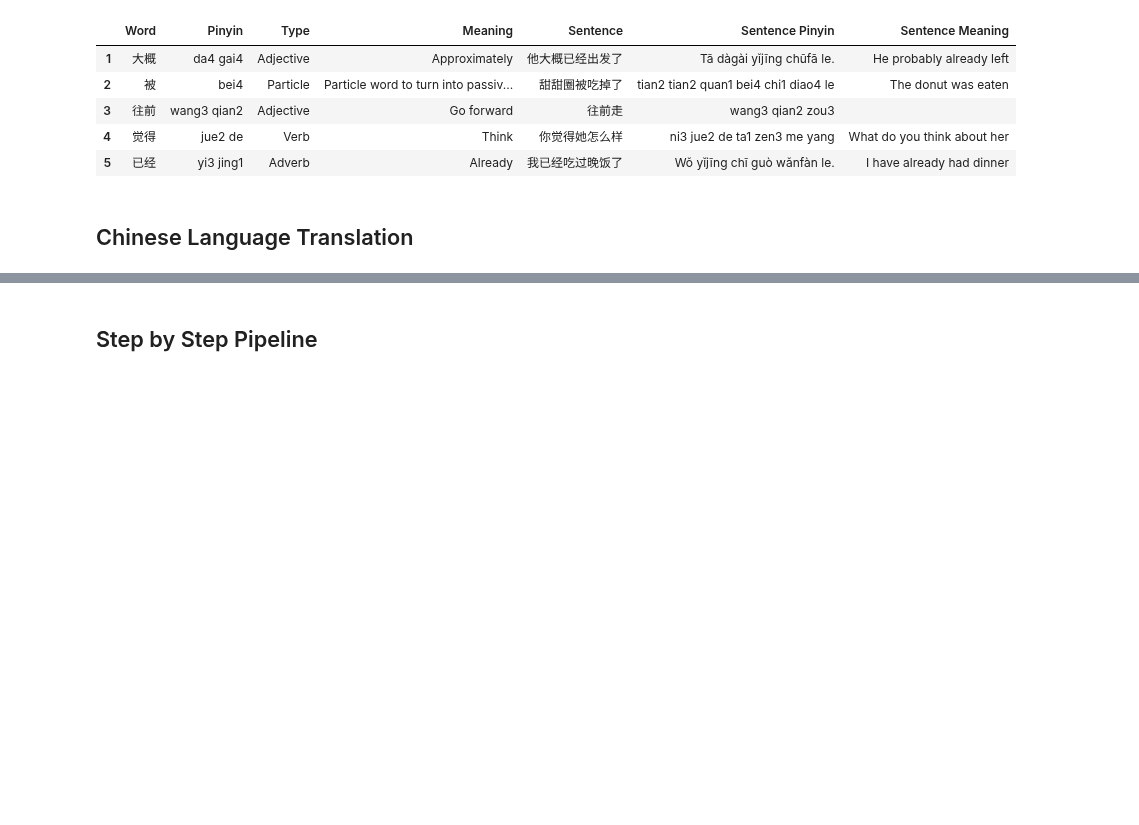
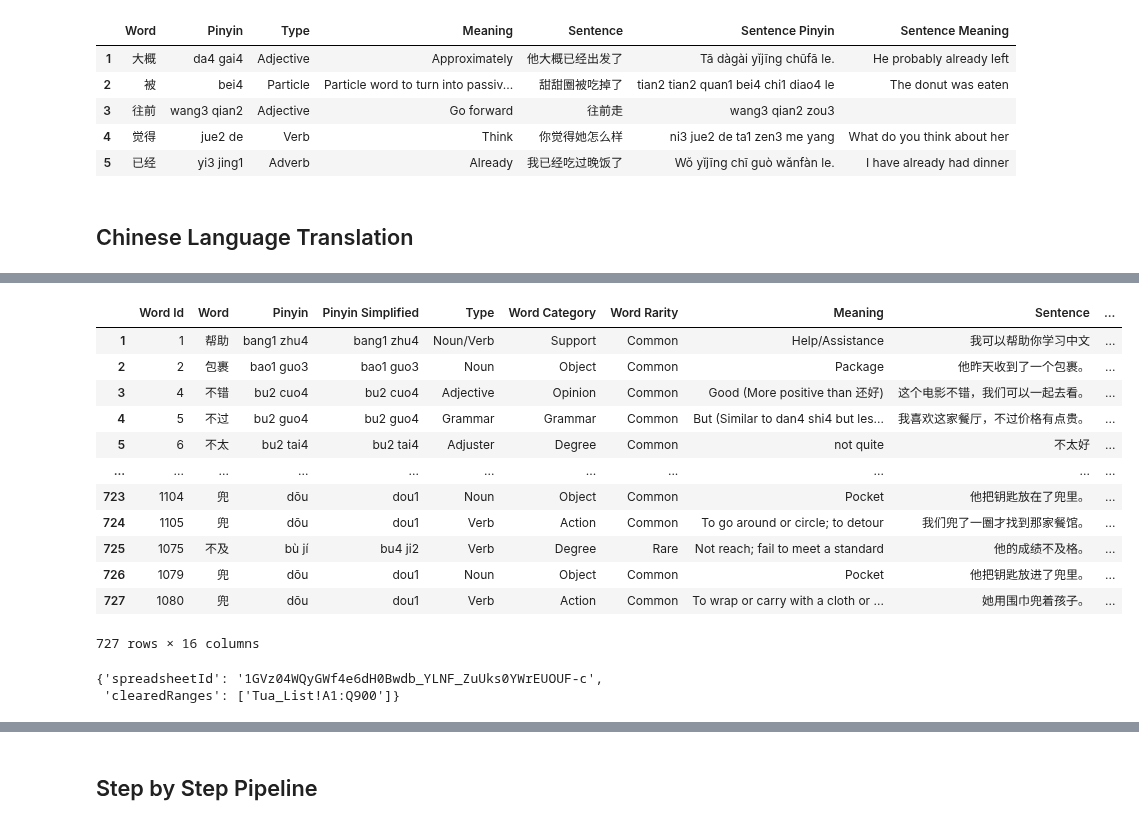
Before and after one commit to tuawong/GPT4LanguageLearning, a Jupyter notebook: GPT_ChineseWords.ipynb, the cells around one changed output, grey strips where cells are left out. Cells and saved outputs as stored; diff of their text form; code cells hidden in the pictures; blank space fills up the shorter version.

```diff
--- a/GPT_ChineseWords.ipynb
+++ b/GPT_ChineseWords.ipynb
@@ -84,0 +88,2 @@ run_translation_pipeline(
+# %%
+translator_pipe.run_translation_pipeline(word_list=word_list, temp=0.7, overwrite_mode=True)
@@ -84,0 +191,17 @@ run_translation_pipeline(
+# %%
+chinese_dict2 = load_dict(gsheet_mode=gsheet_mode, gsheet_name=gsheet_name, worksheet_name=worksheet_name)
+chinese_dict2
+# %% [output]
+|  | Word Id | Word | Pinyin | Pinyin Simplified | Type | Word Category | Word Rarity | Meaning | Sentence | ... |
+| 1 | 1 | 帮助 | bang1 zhu4 | bang1 zhu4 | Noun/Verb | Support | Common | Help/Assistance | 我可以帮助你学习中文 | ... |
+| 2 | 2 | 包裹 | bao1 guo3 | bao1 guo3 | Noun | Object | Common | Package | 他昨天收到了一个包裹。 | ... |
+| 3 | 4 | 不错 | bu2 cuo4 | bu2 cuo4 | Adjective | Opinion | Common | Good (More positive than 还好) | 这个电影不错，我们可以一起去看。 | ... |
+| 4 | 5 | 不过 | bu2 guo4 | bu2 guo4 | Grammar | Grammar | Common | But (Similar to dan4 shi4 but les... | 我喜欢这家餐厅，不过价格有点贵。 | ... |
+| 5 | 6 | 不太 | bu2 tai4 | bu2 tai4 | Adjuster | Degree | Common | not quite | 不太好 | ... |
+| ... | ... | ... | ... | ... | ... | ... | ... | ... | ... | ... |
+| 723 | 1104 | 兜 | dōu | dou1 | Noun | Object | Common | Pocket | 他把钥匙放在了兜里。 | ... |
+| 724 | 1105 | 兜 | dōu | dou1 | Verb | Action | Common | To go around or circle; to detour | 我们兜了一圈才找到那家餐馆。 | ... |
+| 725 | 1075 | 不及 | bù jí | bu4 ji2 | Verb | Degree | Rare | Not reach; fail to meet a standard | 他的成绩不及格。 | ... |
+| 726 | 1079 | 兜 | dōu | dou1 | Noun | Object | Common | Pocket | 他把钥匙放进了兜里。 | ... |
+| 727 | 1080 | 兜 | dōu | dou1 | Verb | Action | Common | To wrap or carry with a cloth or ... | 她用围巾兜着孩子。 | ... |
+727 rows × 16 columns
@@ -84,0 +220,5 @@ run_translation_pipeline(
+# %%
+wks.batch_clear(["A:Q"])
+# %% [output]
+{'spreadsheetId': '1GVz04WQyGWf4e6dH0Bwdb_YLNF_ZuUks0YWrEUOUF-c',
+ 'clearedRanges': ['Tua_List!A1:Q900']}
```
Also changed, not shown: parts of 15 cells of this notebook, 14 other files.
